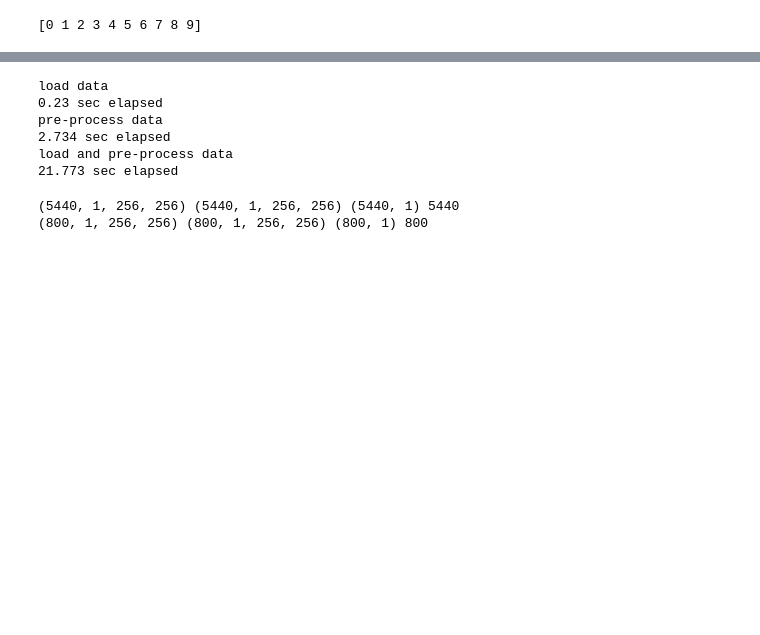
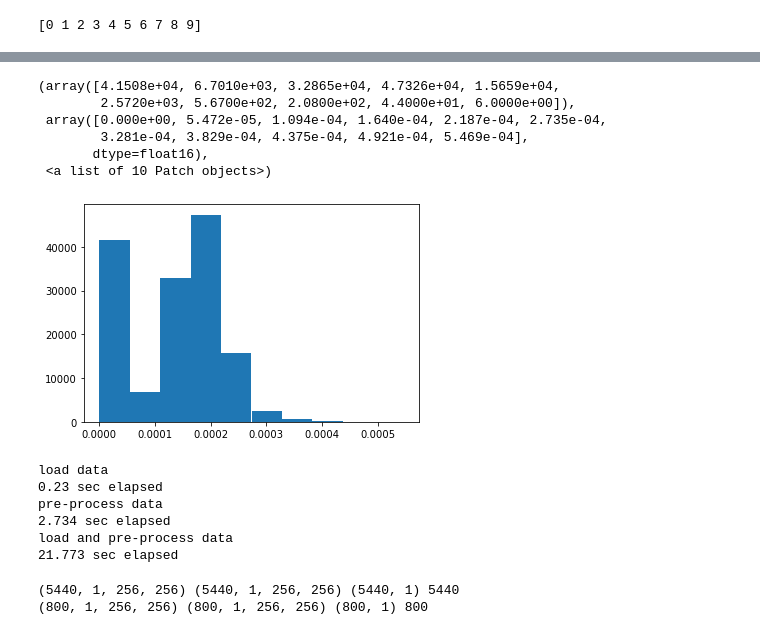
Before and after one commit to PranjalSahu/WalnutReconstructionCodes, a Jupyter notebook: test1.ipynb, the cells around one changed output, grey strips where cells are left out. Saved outputs shown, nothing was run; the diff lists cells and outputs as text; code cells hidden in the pictures; blank space fills up the shorter version.

```diff
--- a/test1.ipynb
+++ b/test1.ipynb
@@ -587,3 +918,13 @@ print(v[index])
+# %%
+plt.hist(x[index].flatten())
+# %% [output]
+(array([4.1508e+04, 6.7010e+03, 3.2865e+04, 4.7326e+04, 1.5659e+04,
+        2.5720e+03, 5.6700e+02, 2.0800e+02, 4.4000e+01, 6.0000e+00]),
+ array([0.000e+00, 5.472e-05, 1.094e-04, 1.640e-04, 2.187e-04, 2.735e-04,
+        3.281e-04, 3.829e-04, 4.375e-04, 4.921e-04, 5.469e-04],
+       dtype=float16),
+ <a list of 10 Patch objects>)
+[figure, added]
 # %%
 # Reconstruction Code for a given Walnut Case
 
```
Also changed, not shown: parts of 6 cells of this notebook.
